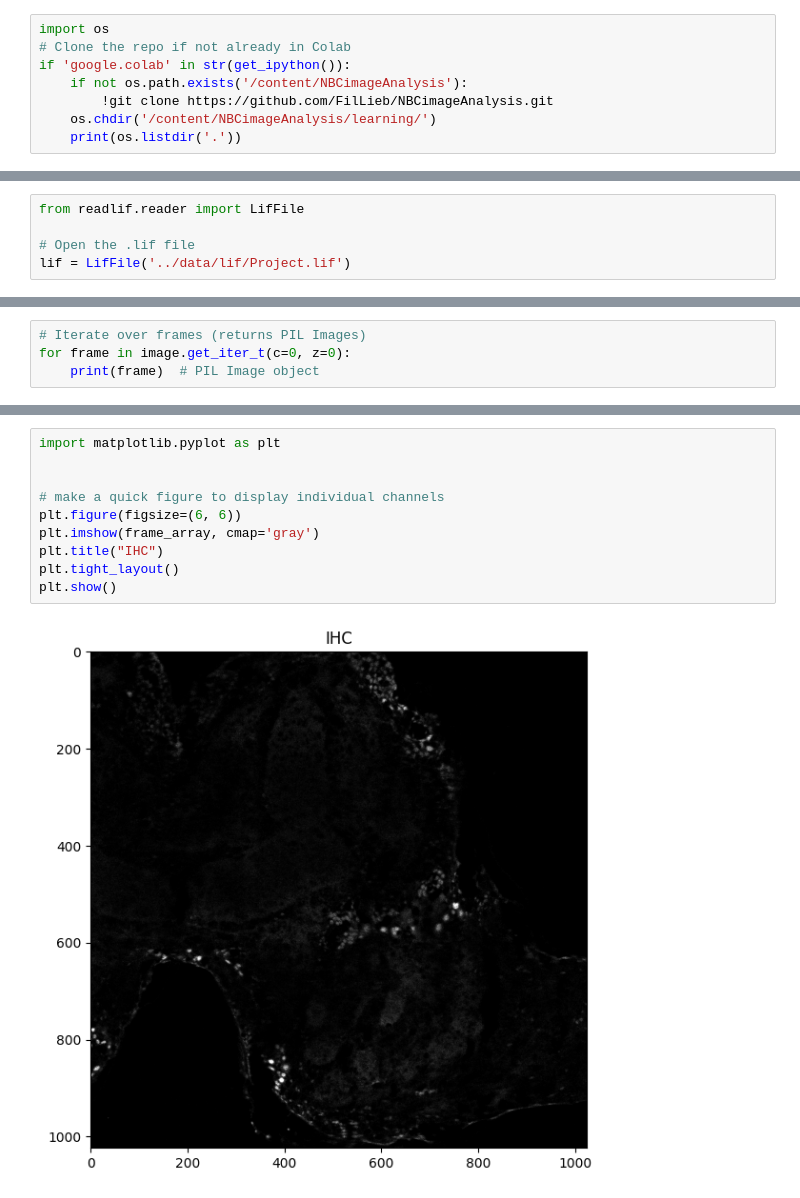
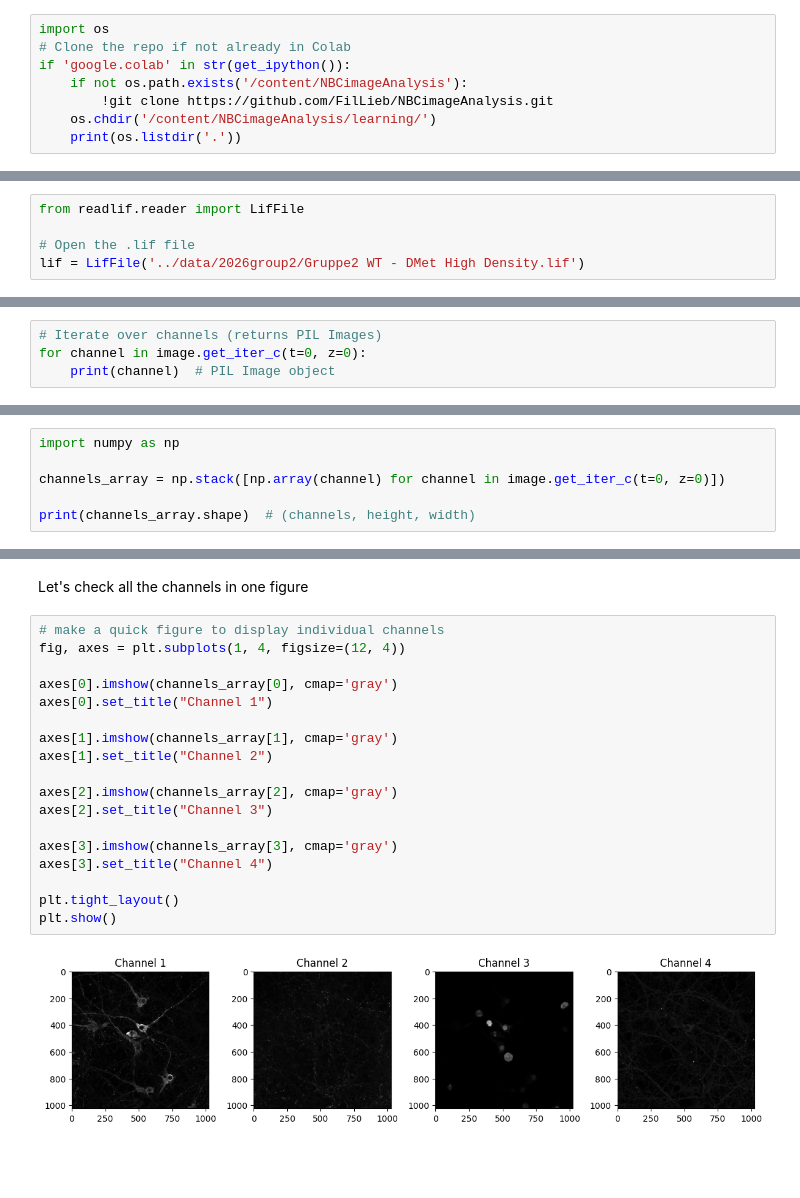
Before and after one commit to FilLieb/NBCimageAnalysis, a Jupyter notebook: learning/1_opening_lif.ipynb, the cells around one changed output, grey strips where cells are left out. Saved outputs shown, nothing was run; the diff lists cells and outputs as text; blank space fills up the shorter version.

```diff
--- a/learning/1_opening_lif.ipynb
+++ b/learning/1_opening_lif.ipynb
@@ -34,4 +49,4 @@ if 'google.colab' in str(get_ipython()):
 from readlif.reader import LifFile
 
 # Open the .lif file
-lif = LifFile('../data/lif/Project.lif')
+lif = LifFile('../data/2026group2/Gruppe2 WT - DMet High Density.lif')
@@ -62,5 +83,5 @@ Dims(x=1024, y=1024, z=1, t=1, m=1)
 # %%
-# Iterate over frames (returns PIL Images)
-for frame in image.get_iter_t(c=0, z=0):
-    print(frame)  # PIL Image object
+# Iterate over channels (returns PIL Images)
+for channel in image.get_iter_c(t=0, z=0):
+    print(channel)  # PIL Image object
 # %% [output]
@@ -74,0 +94,6 @@ frame_array.shape  # (height, width) for a single channel
+# %%
+import numpy as np
+
+channels_array = np.stack([np.array(channel) for channel in image.get_iter_c(t=0, z=0)])
+
+print(channels_array.shape)  # (channels, height, width)
@@ -75,12 +111,22 @@ frame_array.shape  # (height, width) for a single channel
+# %% [markdown]
+Let's check all the channels in one figure
 # %%
-import matplotlib.pyplot as plt
+# make a quick figure to display individual channels
+fig, axes = plt.subplots(1, 4, figsize=(12, 4))
 
+axes[0].imshow(channels_array[0], cmap='gray')
+axes[0].set_title("Channel 1")
 
-# make a quick figure to display individual channels
-plt.figure(figsize=(6, 6))
-plt.imshow(frame_array, cmap='gray')
-plt.title("IHC")
+axes[1].imshow(channels_array[1], cmap='gray')
+axes[1].set_title("Channel 2")
+
+axes[2].imshow(channels_array[2], cmap='gray')
+axes[2].set_title("Channel 3")
+
+axes[3].imshow(channels_array[3], cmap='gray')
+axes[3].set_title("Channel 4")
+
 plt.tight_layout()
 plt.show()
 # %% [output]
-[figure, old version]
+[figure, new version]
```
Also changed, not shown: parts of 20 cells of this notebook, 2 other files.
